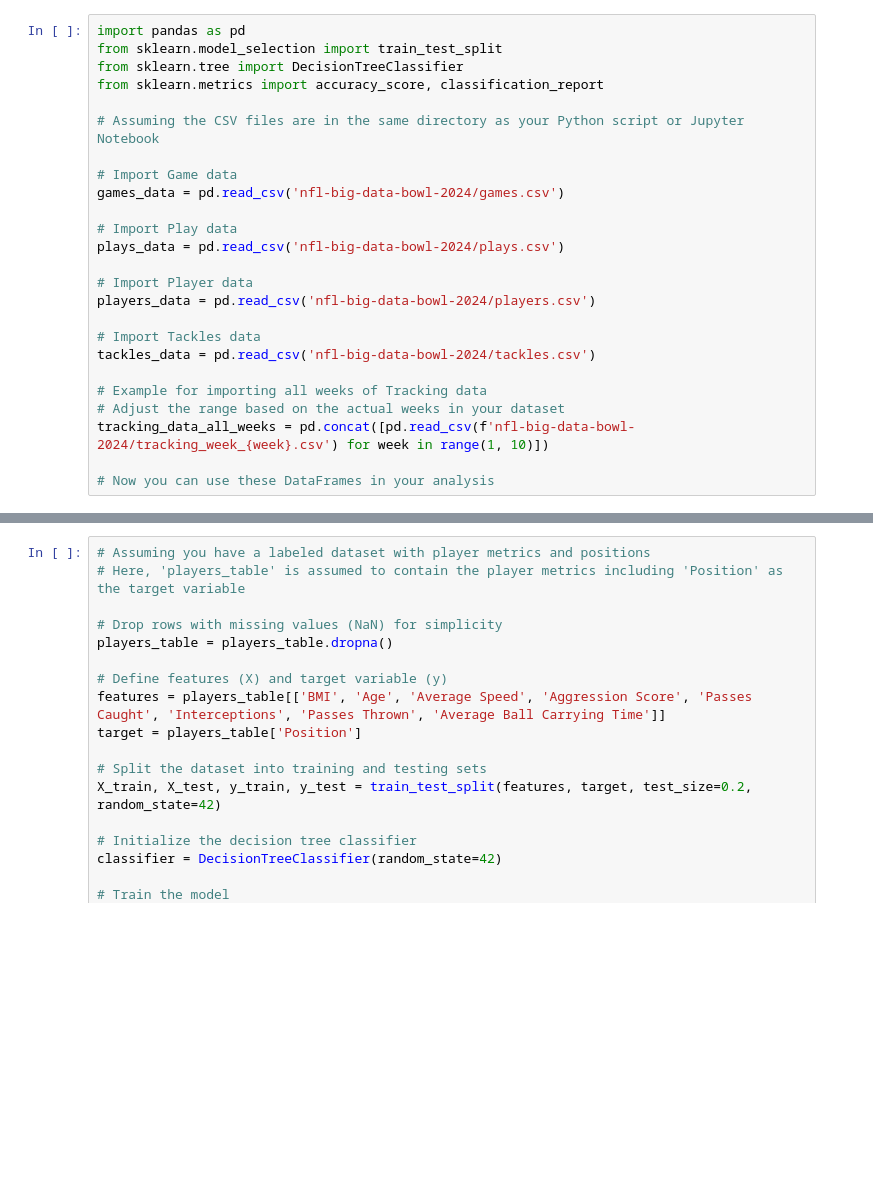
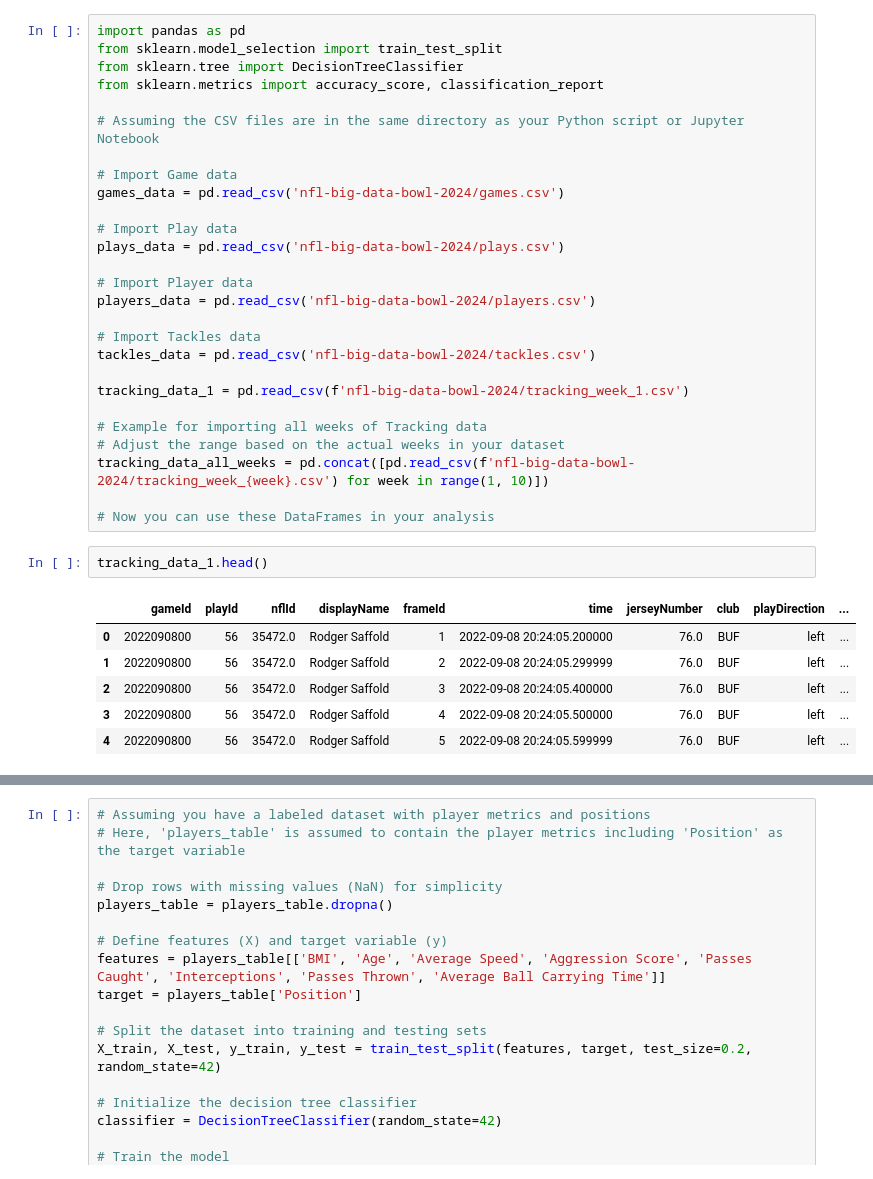
Before and after one commit to SmithsonArrey/big-data-bowl-2024-nfl-player-classifier, a Jupyter notebook: player_classifier.ipynb, the cells around one changed output, grey strips where cells are left out. Saved outputs shown, nothing was run; the diff lists cells and outputs as text; blank space fills up the shorter version.

```diff
--- a/player_classifier.ipynb
+++ b/player_classifier.ipynb
@@ -18,10 +18,21 @@ players_data = pd.read_csv('nfl-big-data-bowl-2024/players.csv')
 # Import Tackles data
 tackles_data = pd.read_csv('nfl-big-data-bowl-2024/tackles.csv')
 
+tracking_data_1 = pd.read_csv(f'nfl-big-data-bowl-2024/tracking_week_1.csv')
+
 # Example for importing all weeks of Tracking data
 # Adjust the range based on the actual weeks in your dataset
 tracking_data_all_weeks = pd.concat([pd.read_csv(f'nfl-big-data-bowl-2024/tracking_week_{week}.csv') for week in range(1, 10)])
 
 # Now you can use these DataFrames in your analysis
+# %%
+tracking_data_1.head()
+# %% [output]
+|  | gameId | playId | nflId | displayName | frameId | time | jerseyNumber | club | playDirection | ... |
+| 0 | 2022090800 | 56 | 35472.0 | Rodger Saffold | 1 | 2022-09-08 20:24:05.200000 | 76.0 | BUF | left | ... |
+| 1 | 2022090800 | 56 | 35472.0 | Rodger Saffold | 2 | 2022-09-08 20:24:05.299999 | 76.0 | BUF | left | ... |
+| 2 | 2022090800 | 56 | 35472.0 | Rodger Saffold | 3 | 2022-09-08 20:24:05.400000 | 76.0 | BUF | left | ... |
+| 3 | 2022090800 | 56 | 35472.0 | Rodger Saffold | 4 | 2022-09-08 20:24:05.500000 | 76.0 | BUF | left | ... |
+| 4 | 2022090800 | 56 | 35472.0 | Rodger Saffold | 5 | 2022-09-08 20:24:05.599999 | 76.0 | BUF | left | ... |
 # %%
 games_data.head()
```
Also changed, not shown: parts of 17 cells of this notebook, 1 other file.
